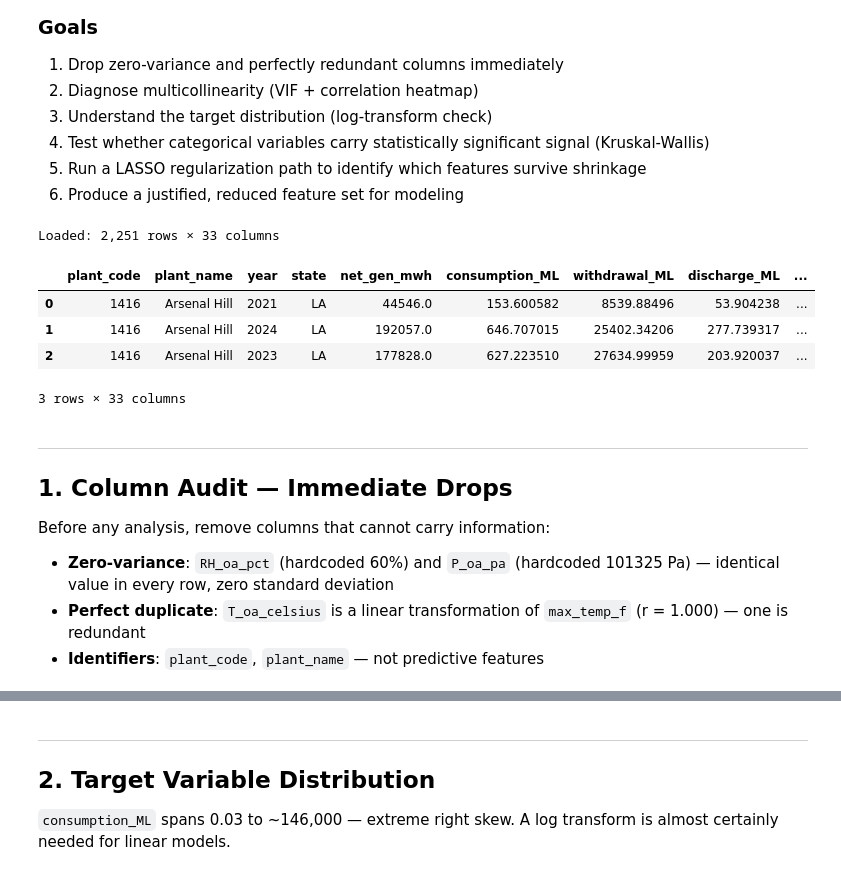
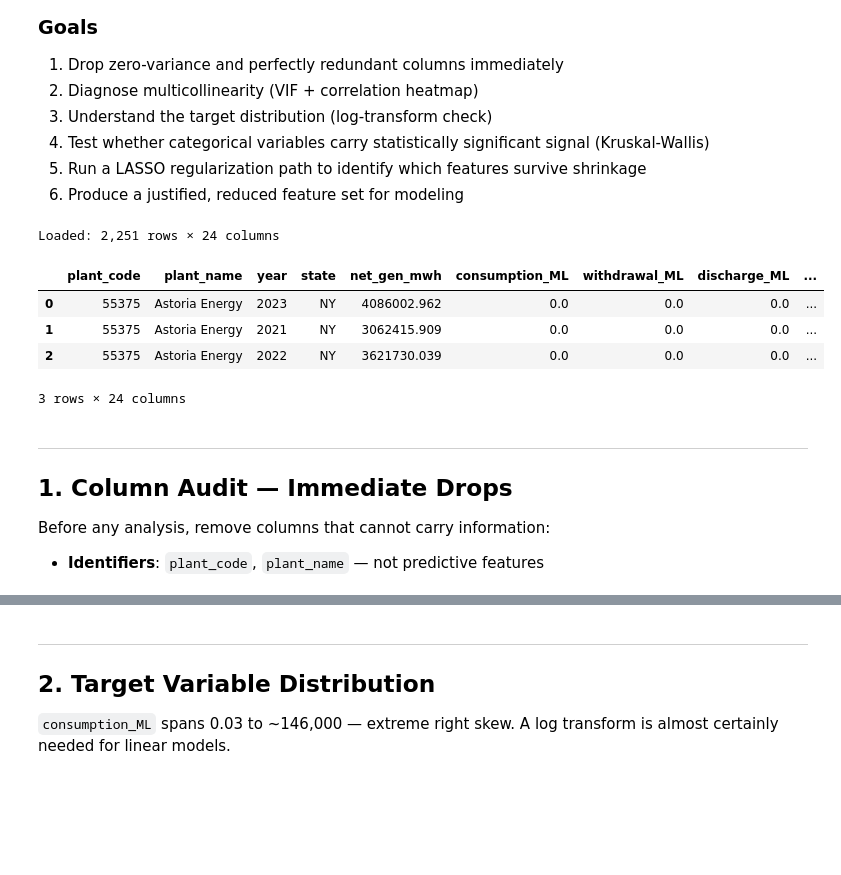
Before and after one commit to primomoreno23-droid/Thermoelectric_Power_Plant_Watershed_Stress_Classification, a Jupyter notebook: notebooks/01_eda_feature_selection.ipynb, the cells around one changed output, grey strips where cells are left out. Saved outputs shown, nothing was run; the diff lists cells and outputs as text; code cells hidden in the pictures; blank space fills up the shorter version.

```diff
--- a/notebooks/01_eda_feature_selection.ipynb
+++ b/notebooks/01_eda_feature_selection.ipynb
@@ -14,35 +14,33 @@
 # %%
 import pandas as pd
 import numpy as np
 import matplotlib.pyplot as plt
 import seaborn as sns
 from pathlib import Path
 from scipy import stats
 from sklearn.preprocessing import StandardScaler, LabelEncoder
 from sklearn.linear_model import LassoCV, lasso_path
 from statsmodels.stats.outliers_influence import variance_inflation_factor
 
 sns.set_theme(style='whitegrid', palette='muted')
 plt.rcParams['figure.figsize'] = [12, 5]
 
-DATA_PATH = Path('..') / 'data' / 'processed' / 'Pre_Lasso_Data_with_DryHybrid.csv'
+DATA_PATH = Path('..') / 'data' / 'processed' / 'Preprocessed_Power_Plant_Data.csv'
 df = pd.read_csv(DATA_PATH)
 print(f'Loaded: {df.shape[0]:,} rows × {df.shape[1]} columns')
 df.head(3)
 # %% [output]
-Loaded: 2,251 rows × 33 columns
+Loaded: 2,251 rows × 24 columns
 |  | plant_code | plant_name | year | state | net_gen_mwh | consumption_ML | withdrawal_ML | discharge_ML | ... |
-| 0 | 1416 | Arsenal Hill | 2021 | LA | 44546.0 | 153.600582 | 8539.88496 | 53.904238 | ... |
-| 1 | 1416 | Arsenal Hill | 2024 | LA | 192057.0 | 646.707015 | 25402.34206 | 277.739317 | ... |
-| 2 | 1416 | Arsenal Hill | 2023 | LA | 177828.0 | 627.223510 | 27634.99959 | 203.920037 | ... |
+| 0 | 55375 | Astoria Energy | 2023 | NY | 4086002.962 | 0.0 | 0.0 | 0.0 | ... |
+| 1 | 55375 | Astoria Energy | 2021 | NY | 3062415.909 | 0.0 | 0.0 | 0.0 | ... |
+| 2 | 55375 | Astoria Energy | 2022 | NY | 3621730.039 | 0.0 | 0.0 | 0.0 | ... |
-3 rows × 33 columns
+3 rows × 24 columns
 # %% [markdown]
 ---
 ## 1. Column Audit — Immediate Drops
 
 Before any analysis, remove columns that cannot carry information:
-- **Zero-variance**: `RH_oa_pct` (hardcoded 60%) and `P_oa_pa` (hardcoded 101325 Pa) — identical value in every row, zero standard deviation
-- **Perfect duplicate**: `T_oa_celsius` is a linear transformation of `max_temp_f` (r = 1.000) — one is redundant
 - **Identifiers**: `plant_code`, `plant_name` — not predictive features
 # %%
 # Zero-variance check
```
Also changed, not shown: parts of 17 cells of this notebook, 19 other files.
